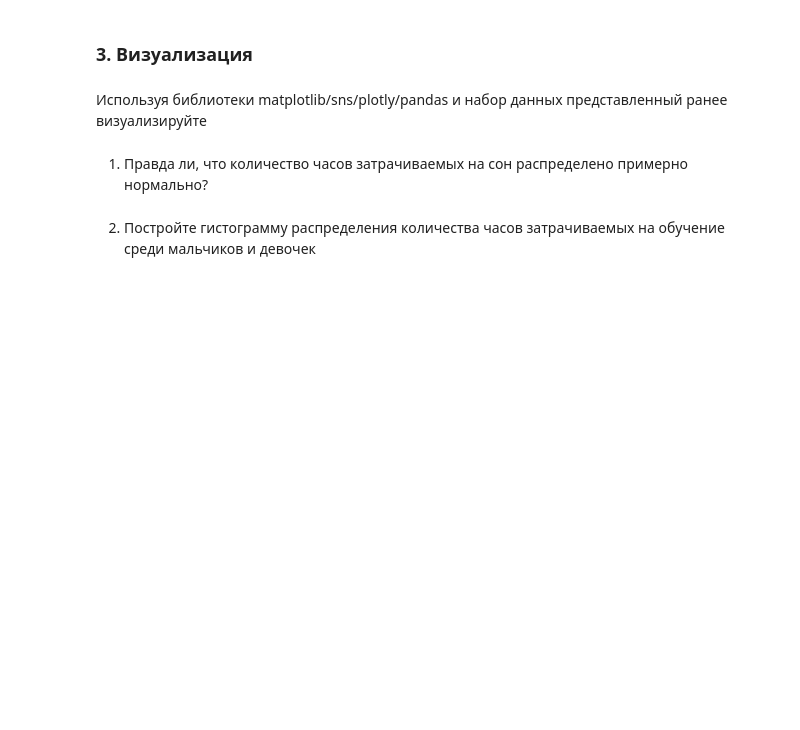
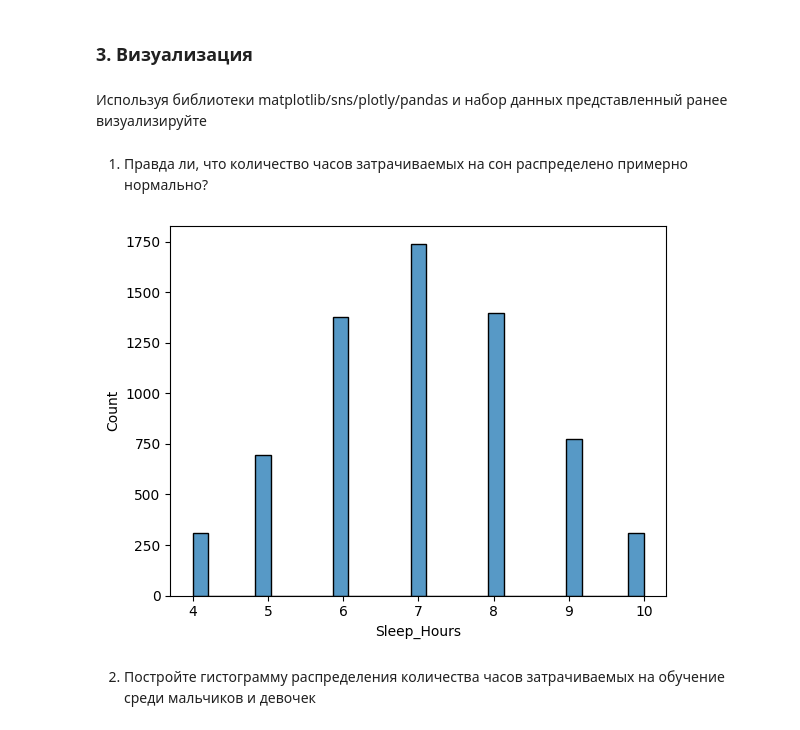
Before and after one commit to TeoPlow/study, a Jupyter notebook: ML/lab1/Lab1-6.ipynb, the cells around one changed output. Drawn from its saved outputs; the diff is of its cells as text; code cells hidden in the pictures; blank space fills up the shorter version.

```diff
--- a/ML/lab1/Lab1-6.ipynb
+++ b/ML/lab1/Lab1-6.ipynb
@@ -332,5 +283,10 @@ import matplotlib as mp
 import seaborn as sns
 import plotly as pt
 import pandas as pd
+# %%
+sns.histplot(data['Sleep_Hours'])
+plt.show()
+# %% [output]
+[figure, added]
 # %% [markdown]
 2. Постройте гистограмму распределения количества часов затрачиваемых на обучение среди мальчиков и девочек
```
Also changed, not shown: parts of 29 cells of this notebook.
